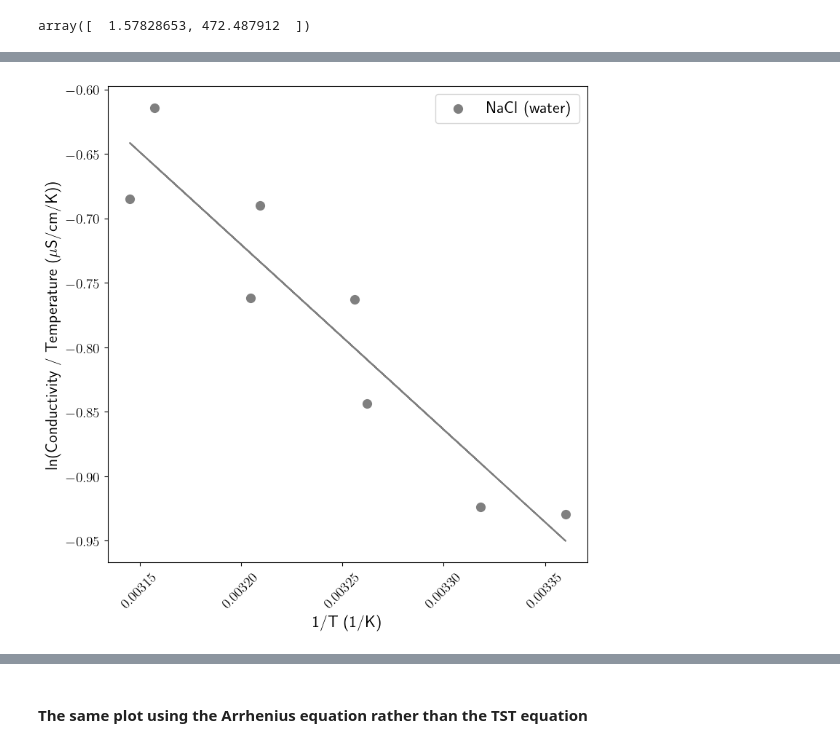
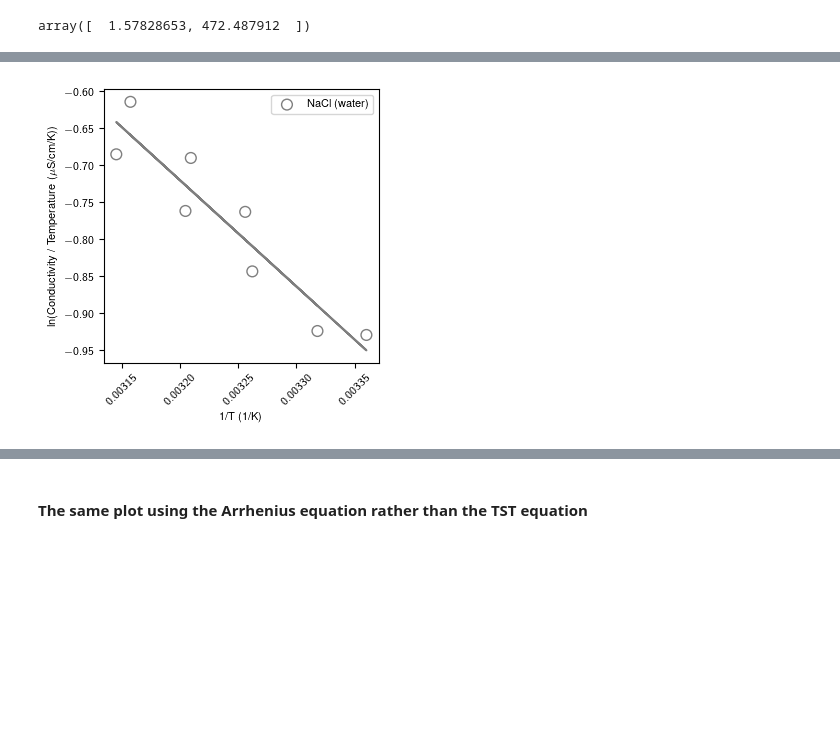
Before and after one commit to schwinns/eyring_model, a Jupyter notebook: experimental_barriers.ipynb, the cells around one changed output, grey strips where cells are left out. Saved outputs shown, nothing was run; the diff lists cells and outputs as text; code cells hidden in the pictures; blank space fills up the shorter version.

```diff
--- a/experimental_barriers.ipynb
+++ b/experimental_barriers.ipynb
@@ -11,6 +11,9 @@ h = 6.62607 * 10**-34      # Planck (m^2 kg / s)
 R = 1.9858775 * 10**-3     # universal gas (kcal / mol K)
 
 plt.rcParams['text.usetex'] = True
+plt.rcParams['font.family'] = 'Helvetica'
+plt.rcParams['font.size'] = 8
+plt.rc('text.latex', preamble=r'\usepackage[cm]{sfmath}')
 # %%
 # make some guesses on parameters
 delta = 200 # 200 Angstrom thickness
@@ -241,7 +245,7 @@ array([  1.57828653, 472.487912  ])
 systems = ['NaCl (NF270)', 'NaF (NF270)', 'NaCl (RO)']
 colors = ['tab:blue', 'tab:orange', 'tab:green']
 
-fig, ax = plt.subplots(1,1, figsize=(8.5,8.5))
+fig, ax = plt.subplots(1,1, figsize=(3.55,3.55))
 
 # plot the TST linear regression plots
 for sys,c in zip(systems,colors):
@@ -254,16 +258,15 @@ for sys,c in zip(systems,colors):
     b, m = res.params
 
     # plot the linear regression and the data points with error
-    ax.plot(tmp['1/T'], m*tmp['1/T']+b, color=c)
+    ax.plot(tmp['1/T'], m*tmp['1/T']+b, color=c, lw=1)
     ax.scatter(tmp['1/T'], tmp['ln(P/T)'],
-               marker='o', label=sys, lw=0, color=c, s=90)
+               marker='o', label=sys, lw=1, color=c, facecolor='None', s=60)
 
 ax.set_ylim(-19, -14)
-ax.set_ylabel('ln(Permeability / Temperature (m/s/K))', fontsize=16)
-ax.set_xlabel('1/T (1/K)', fontsize=16)
-ax.tick_params('x', labelsize=14, labelrotation=45)
-ax.tick_params('y', labelsize=14)
-ax.legend(loc='best', fontsize=16)
+ax.set_ylabel('ln(Permeability / Temperature (m/s/K))')
+ax.set_xlabel('1/T (1/K)')
+ax.tick_params('x', labelrotation=45)
+ax.legend(loc='best')
 
 fig.savefig('figs/experimental_TST_plots.pdf')
 # %% [output]
@@ -271,26 +274,25 @@ fig.savefig('figs/experimental_TST_plots.pdf')
 # %%
 # plot ln(P/T) vs 1/T for the NaCl in water
-fig, ax = plt.subplots(1,1, figsize=(8.5,8.5))
+fig, ax = plt.subplots(1,1, figsize=(3.55,3.55))
 
 # perform linear regression for plotting
 X = sm.add_constant(1/df4['T (K)'])
 ols = sm.OLS(np.log(df4['Conductivity (uS/cm)'] / df4['T (K)']) , X)
 res = ols.fit()
 b, m = res.params
 
 # plot the linear regression and the data points with error
 ax.plot(1/df4['T (K)'], m*(1/df4['T (K)'])+b, color='tab:gray')
 ax.scatter(1/df4['T (K)'], np.log(df4['Conductivity (uS/cm)'] / df4['T (K)']),
-            marker='o', label='NaCl (water)', lw=0, color='tab:gray', s=90)
+            marker='o', label='NaCl (water)', lw=1, color='tab:gray', facecolor='None', s=60)
 
-ax.set_ylabel('ln(Conductivity / Temperature ($\mu$S/cm/K))', fontsize=16)
-ax.set_xlabel('1/T (1/K)', fontsize=16)
-ax.tick_params('x', labelsize=14, labelrotation=45)
-ax.tick_params('y', labelsize=14)
-ax.legend(loc='best', fontsize=16)
+ax.set_ylabel('ln(Conductivity / Temperature ($\mu$S/cm/K))')
+ax.set_xlabel('1/T (1/K)')
+ax.tick_params('x', labelrotation=45)
+ax.legend(loc='best')
 
 fig.savefig('figs/NaCl_in_water_TST.pdf')
 # %% [output]
-[figure, old version]
+[figure, new version]
 # %%
 # plot the barriers with errors
```
Also changed, not shown: parts of 7 cells of this notebook, 25 other files.
